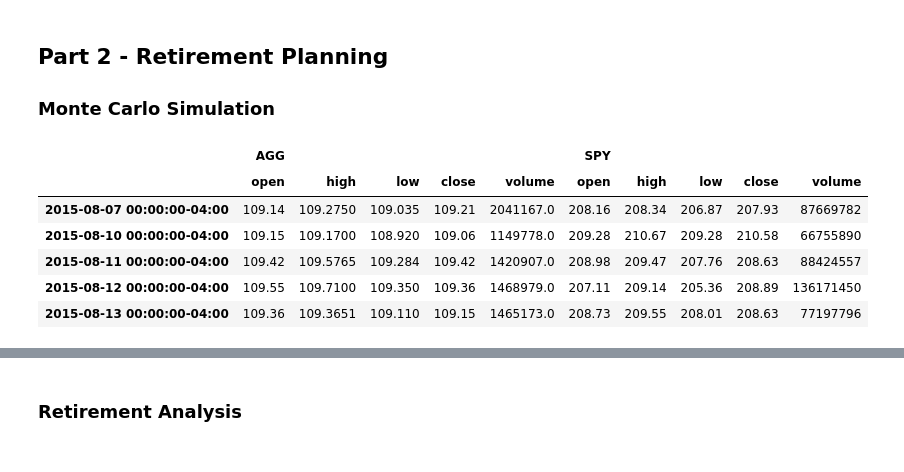
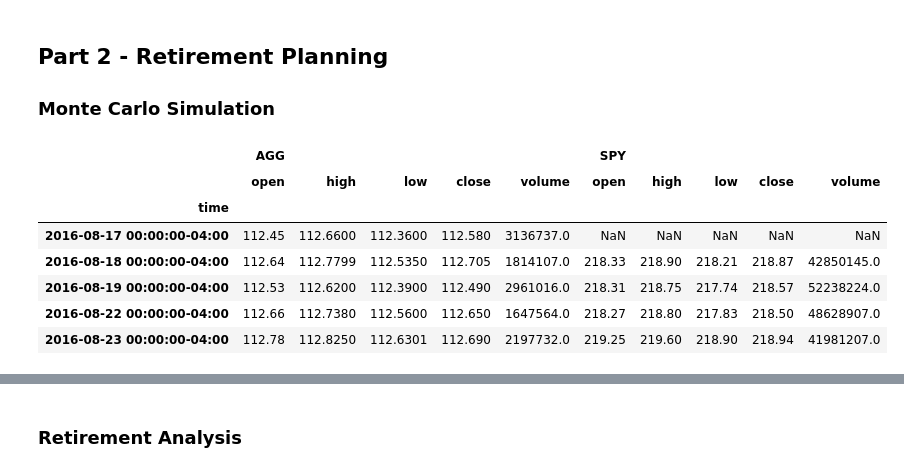
Before and after one commit to jyoung30/API-Financial-Planning, a Jupyter notebook: Starter_Code/financial-planner.ipynb, the cells around one changed output, grey strips where cells are left out. Drawn from its saved outputs; the diff is of its cells as text; code cells hidden in the pictures.

```diff
--- a/Starter_Code/financial-planner.ipynb
+++ b/Starter_Code/financial-planner.ipynb
@@ -61,9 +61,14 @@ my_spy = 50
 # %%
 # Set Alpaca API key and secret
 # YOUR CODE HERE!
-
+api_key = os.getenv("key")
+secret_key = os.getenv("secret_key")
 # Create the Alpaca API object
 # YOUR CODE HERE!
+alpaca = tradeapi.REST(
+    api_key,
+    secret_key,
+    api_version="v2")
 # %%
 # Format current date as ISO format
 # YOUR CODE HERE!
@@ -143,14 +172,22 @@ end_date = pd.Timestamp('2020-08-07', tz='America/New_York').isoformat()
 # %%
 # Get 5 years' worth of historical data for SPY and AGG
 # YOUR CODE HERE!
+df_stock_data = alpaca.get_barset(
+    tickers,
+    timeframe,
+    start=start_date,
+    end=end_date,
+    limit=1000
+).df
 
 # Display sample data
 df_stock_data.head()
 # %% [output]
 |  | AGG |  |  |  |  | SPY |  |  |  |  |
 |  | open | high | low | close | volume | open | high | low | close | volume |
-| 2015-08-07 00:00:00-04:00 | 109.14 | 109.2750 | 109.035 | 109.21 | 2041167.0 | 208.16 | 208.34 | 206.87 | 207.93 | 87669782 |
-| 2015-08-10 00:00:00-04:00 | 109.15 | 109.1700 | 108.920 | 109.06 | 1149778.0 | 209.28 | 210.67 | 209.28 | 210.58 | 66755890 |
-| 2015-08-11 00:00:00-04:00 | 109.42 | 109.5765 | 109.284 | 109.42 | 1420907.0 | 208.98 | 209.47 | 207.76 | 208.63 | 88424557 |
-| 2015-08-12 00:00:00-04:00 | 109.55 | 109.7100 | 109.350 | 109.36 | 1468979.0 | 207.11 | 209.14 | 205.36 | 208.89 | 136171450 |
-| 2015-08-13 00:00:00-04:00 | 109.36 | 109.3651 | 109.110 | 109.15 | 1465173.0 | 208.73 | 209.55 | 208.01 | 208.63 | 77197796 |
+| time |  |  |  |  |  |  |  |  |  |  |
+| 2016-08-17 00:00:00-04:00 | 112.45 | 112.6600 | 112.3600 | 112.580 | 3136737.0 | NaN | NaN | NaN | NaN | NaN |
+| 2016-08-18 00:00:00-04:00 | 112.64 | 112.7799 | 112.5350 | 112.705 | 1814107.0 | 218.33 | 218.90 | 218.21 | 218.87 | 42850145.0 |
+| 2016-08-19 00:00:00-04:00 | 112.53 | 112.6200 | 112.3900 | 112.490 | 2961016.0 | 218.31 | 218.75 | 217.74 | 218.57 | 52238224.0 |
+| 2016-08-22 00:00:00-04:00 | 112.66 | 112.7380 | 112.5600 | 112.650 | 1647564.0 | 218.27 | 218.80 | 217.83 | 218.50 | 48628907.0 |
+| 2016-08-23 00:00:00-04:00 | 112.78 | 112.8250 | 112.6301 | 112.690 | 2197732.0 | 219.25 | 219.60 | 218.90 | 218.94 | 41981207.0 |
```
Also changed, not shown: parts of 20 cells of this notebook.
